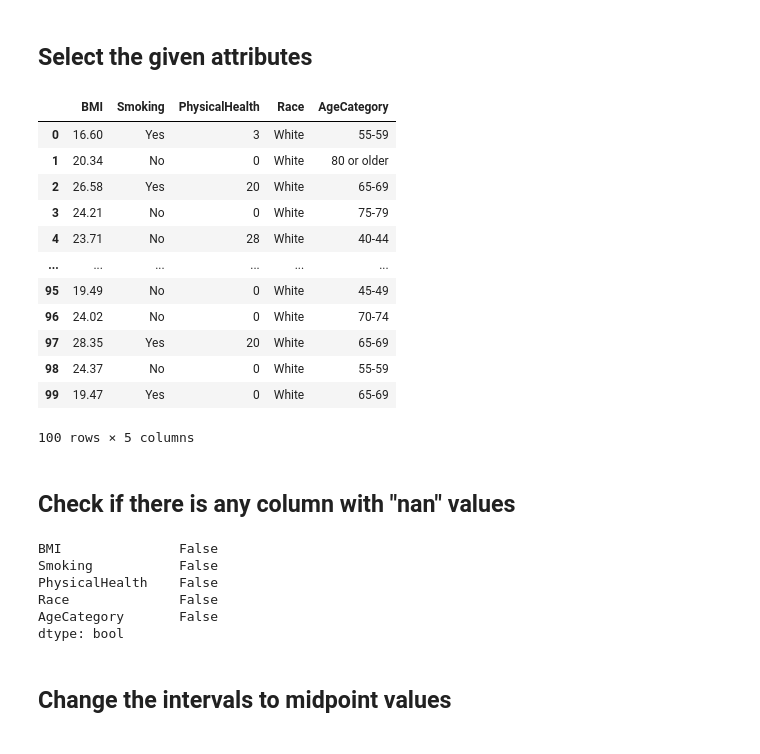
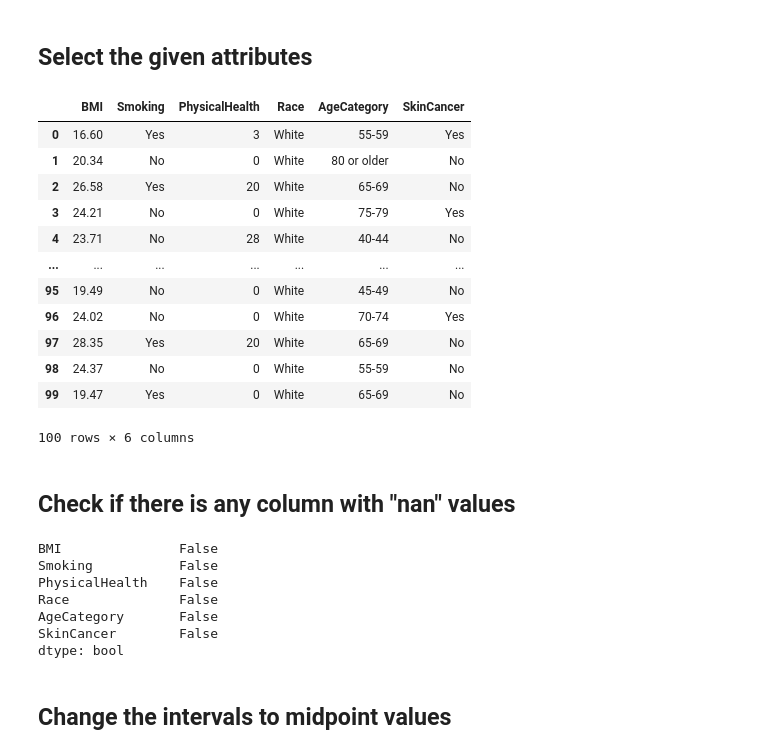
Before and after one commit to errhythm/BRACU_CSE438, a Jupyter notebook: Assignment 1/Decision Tree.ipynb, the cells around one changed output. Saved outputs shown, nothing was run; the diff lists cells and outputs as text; code cells hidden in the pictures.

```diff
--- a/Assignment 1/Decision Tree.ipynb
+++ b/Assignment 1/Decision Tree.ipynb
@@ -26,23 +26,23 @@ df=df.head(100) #Select first 100 rows
 ## Select the given attributes
 # %%
 #BMI, Smoking, PhysicalHealth, Race, Age
-df = df[['BMI', 'Smoking', 'PhysicalHealth', 'Race', 'AgeCategory']]
+df = df[['BMI', 'Smoking', 'PhysicalHealth', 'Race', 'AgeCategory', 'SkinCancer']]
 
 df
 # %% [output]
-|  | BMI | Smoking | PhysicalHealth | Race | AgeCategory |
-| 0 | 16.60 | Yes | 3 | White | 55-59 |
-| 1 | 20.34 | No | 0 | White | 80 or older |
-| 2 | 26.58 | Yes | 20 | White | 65-69 |
-| 3 | 24.21 | No | 0 | White | 75-79 |
-| 4 | 23.71 | No | 28 | White | 40-44 |
-| ... | ... | ... | ... | ... | ... |
-| 95 | 19.49 | No | 0 | White | 45-49 |
-| 96 | 24.02 | No | 0 | White | 70-74 |
-| 97 | 28.35 | Yes | 20 | White | 65-69 |
-| 98 | 24.37 | No | 0 | White | 55-59 |
-| 99 | 19.47 | Yes | 0 | White | 65-69 |
+|  | BMI | Smoking | PhysicalHealth | Race | AgeCategory | SkinCancer |
+| 0 | 16.60 | Yes | 3 | White | 55-59 | Yes |
+| 1 | 20.34 | No | 0 | White | 80 or older | No |
+| 2 | 26.58 | Yes | 20 | White | 65-69 | No |
+| 3 | 24.21 | No | 0 | White | 75-79 | Yes |
+| 4 | 23.71 | No | 28 | White | 40-44 | No |
+| ... | ... | ... | ... | ... | ... | ... |
+| 95 | 19.49 | No | 0 | White | 45-49 | No |
+| 96 | 24.02 | No | 0 | White | 70-74 | Yes |
+| 97 | 28.35 | Yes | 20 | White | 65-69 | No |
+| 98 | 24.37 | No | 0 | White | 55-59 | No |
+| 99 | 19.47 | Yes | 0 | White | 65-69 | No |
-100 rows × 5 columns
+100 rows × 6 columns
 # %% [markdown]
 ## Check if there is any column with "nan" values
 # %%
@@ -53,6 +53,7 @@ Smoking           False
 PhysicalHealth    False
 Race              False
 AgeCategory       False
+SkinCancer        False
 dtype: bool
 # %% [markdown]
 ## Change the intervals to midpoint values
```
Also changed, not shown: parts of 8 cells of this notebook, 1 other file.
